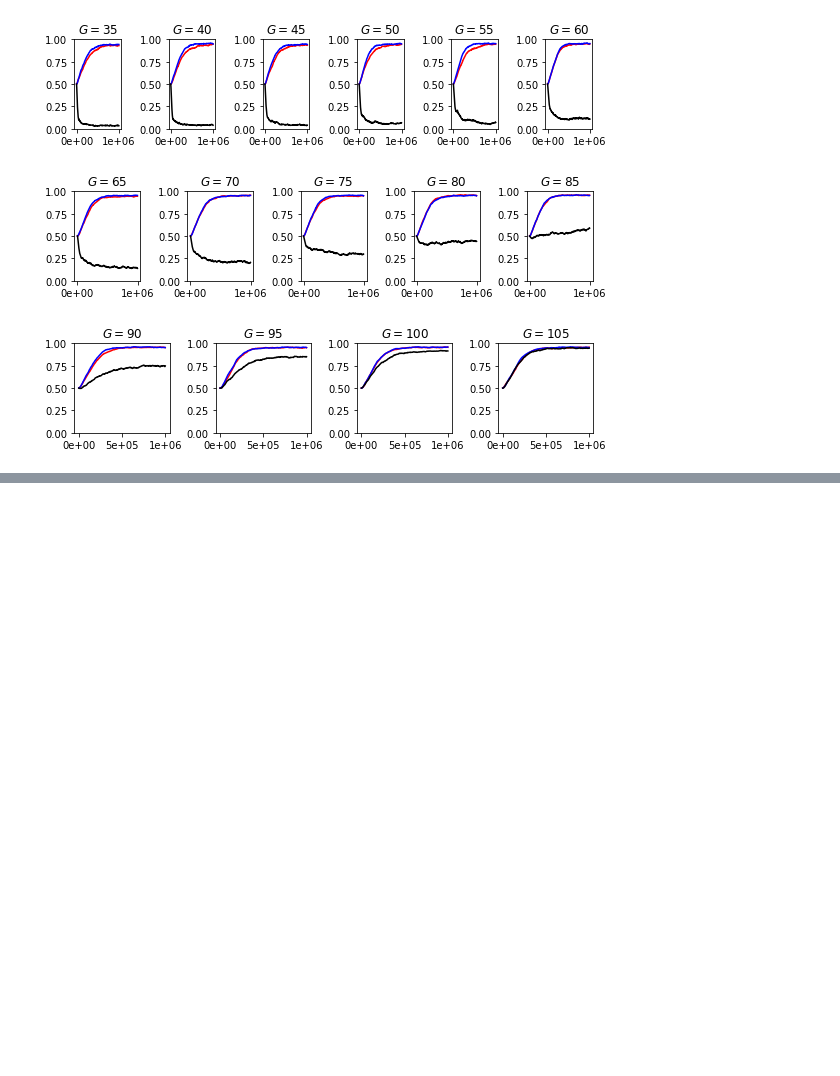
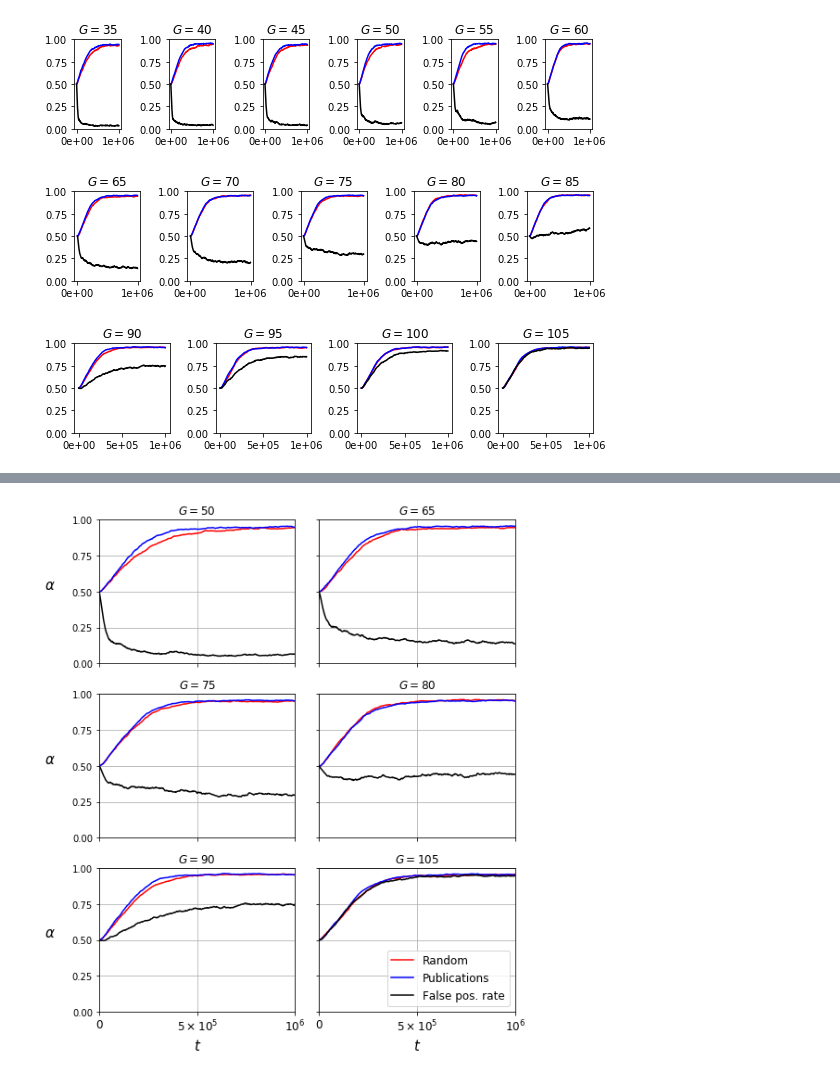
Before and after one commit to mt-digital/badscience-solutions, a Jupyter notebook: notebooks/Mutation parameter tuning.ipynb, the cells around one changed output, grey strips where cells are left out. Cells and saved outputs as stored; diff of their text form; code cells hidden in the pictures; blank space fills up the shorter version.

```diff
--- a/notebooks/Mutation parameter tuning.ipynb
+++ b/notebooks/Mutation parameter tuning.ipynb
@@ -75,0 +70,7 @@ Loading mean and stddev dictionaries from .alpha_v_G_sync.pickle
+# %%
+fundings = [50, 65, 75, 80, 90, 105]
+pub_plot_award_experiment(
+    fundings=fundings, save_path='award_vary_timeseries.pdf'
+)
+# %% [output]
+[figure, added]
```
Also changed, not shown: parts of 11 cells of this notebook, 1 other file.
